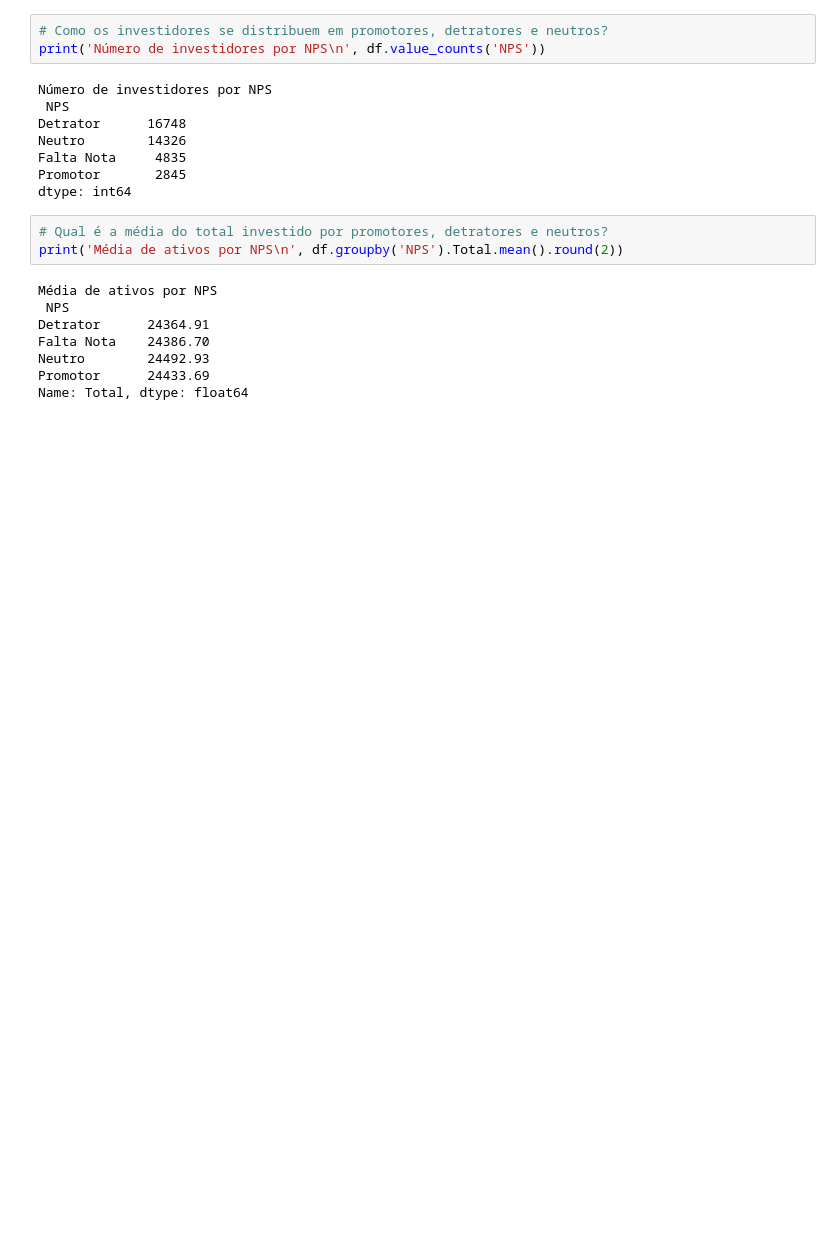
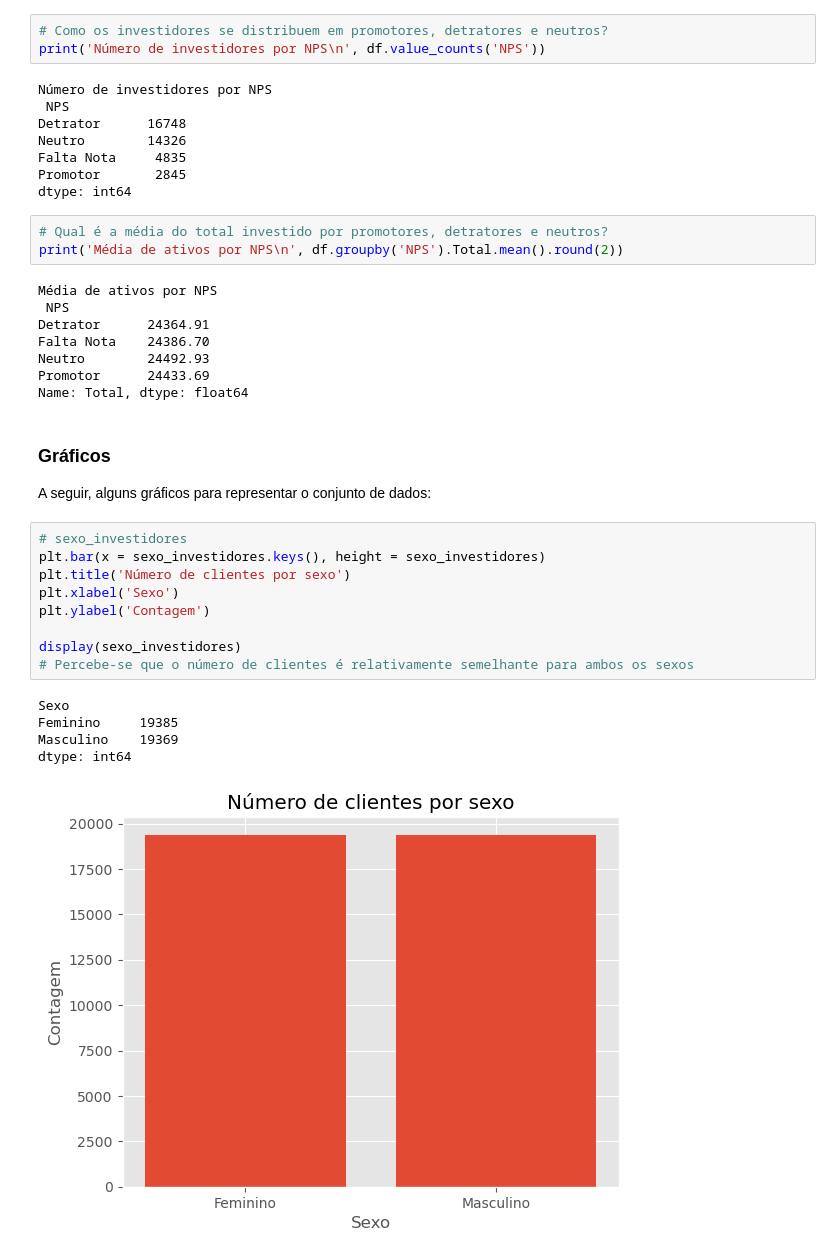
Before and after one commit to vitorccmanso/Projeto-EDA, a Jupyter notebook: Proj 1 - pandas - notebook.ipynb, the cells around one changed output. Cells and saved outputs as stored; diff of their text form; blank space fills up the shorter version.

Commit message:
Adicionando gráficos às análises

```diff
--- a/Proj 1 - pandas - notebook.ipynb
+++ b/Proj 1 - pandas - notebook.ipynb
@@ -434,3 +447,22 @@ Falta Nota    24386.70
 Neutro        24492.93
 Promotor      24433.69
 Name: Total, dtype: float64
+# %% [markdown]
+### Gráficos
+
+A seguir, alguns gráficos para representar o conjunto de dados:
+# %%
+# sexo_investidores
+plt.bar(x = sexo_investidores.keys(), height = sexo_investidores)
+plt.title('Número de clientes por sexo')
+plt.xlabel('Sexo')
+plt.ylabel('Contagem')
+
+display(sexo_investidores)
+# Percebe-se que o número de clientes é relativamente semelhante para ambos os sexos
+# %% [output]
+Sexo
+Feminino     19385
+Masculino    19369
+dtype: int64
+[figure, added]
```
Also changed, not shown: parts of 19 cells of this notebook.
